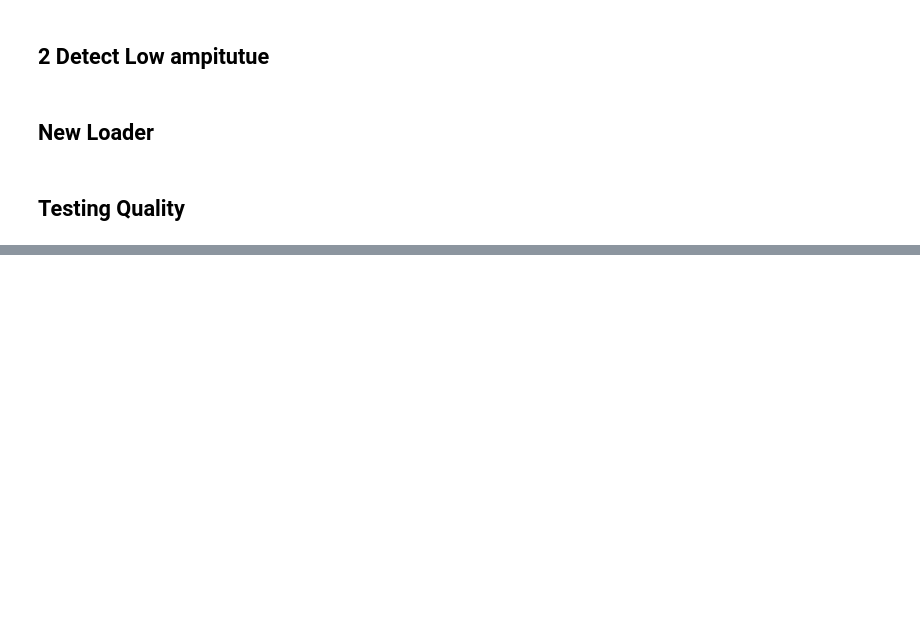
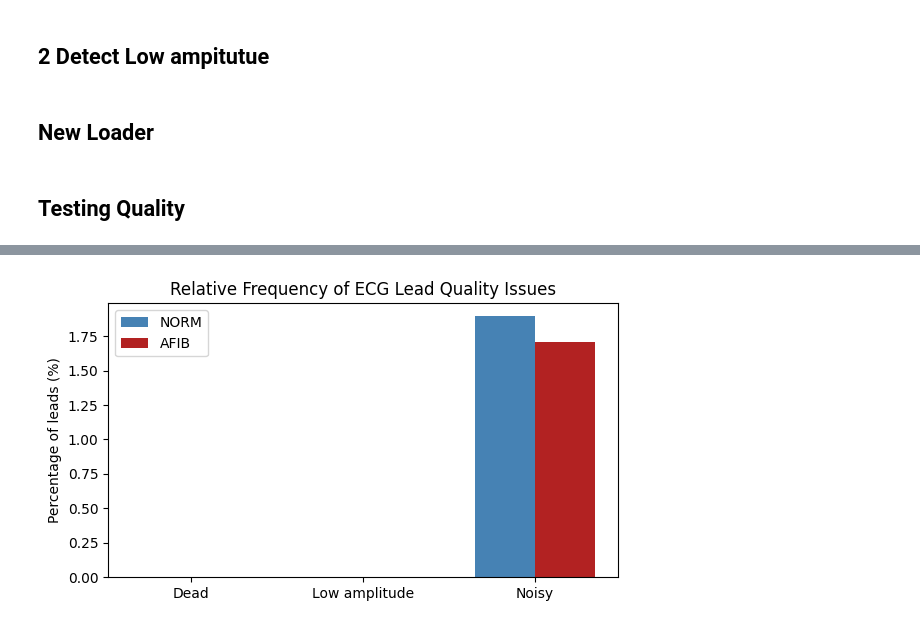
Before and after one commit to vlbthambawita/AF_detection_vs_freq, a Jupyter notebook: dataset-validation/validation_ptbxl_500hz.ipynb, the cells around one changed output, grey strips where cells are left out. Saved outputs shown, nothing was run; the diff lists cells and outputs as text; code cells hidden in the pictures; blank space fills up the shorter version.

```diff
--- a/dataset-validation/validation_ptbxl_500hz.ipynb
+++ b/dataset-validation/validation_ptbxl_500hz.ipynb
@@ -362,0 +445,24 @@ AttributeError: module 'numpy' has no attribute 'trapz'
+# %%
+def percent_leads(df):
+    total = len(df) * 12
+    return [
+        100 * df["dead_leads"].sum() / total,
+        100 * df["low_amp_leads"].sum() / total,
+        100 * df["noisy_leads"].sum() / total,
+    ]
+
+norm_pct = percent_leads(df_norm)
+afib_pct = percent_leads(df_afib)
+
+plt.figure(figsize=(6, 3.5))
+plt.bar(x - width/2, norm_pct, width, label="NORM", color="steelblue")
+plt.bar(x + width/2, afib_pct, width, label="AFIB", color="firebrick")
+
+plt.xticks(x, labels)
+plt.ylabel("Percentage of leads (%)")
+plt.title("Relative Frequency of ECG Lead Quality Issues")
+plt.legend()
+plt.tight_layout()
+plt.show()
+# %% [output]
+[figure, added]
```
Also changed, not shown: parts of 4 cells of this notebook.
